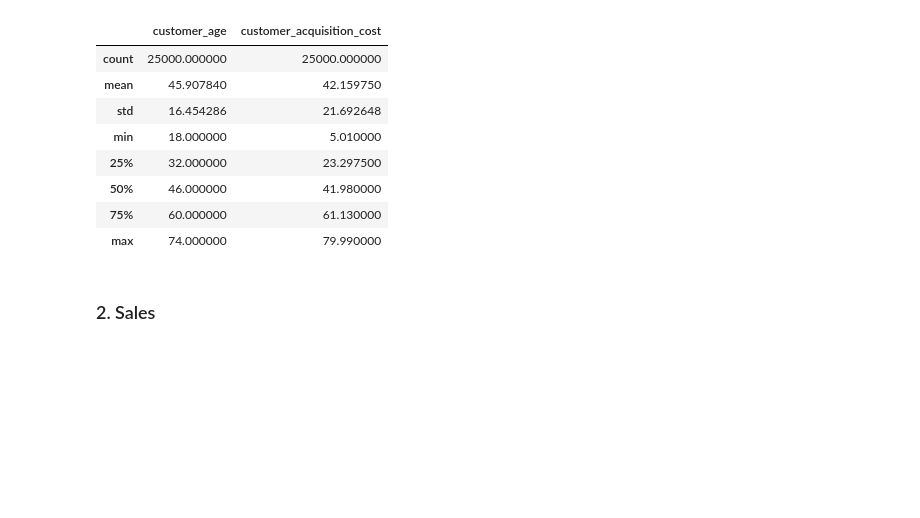
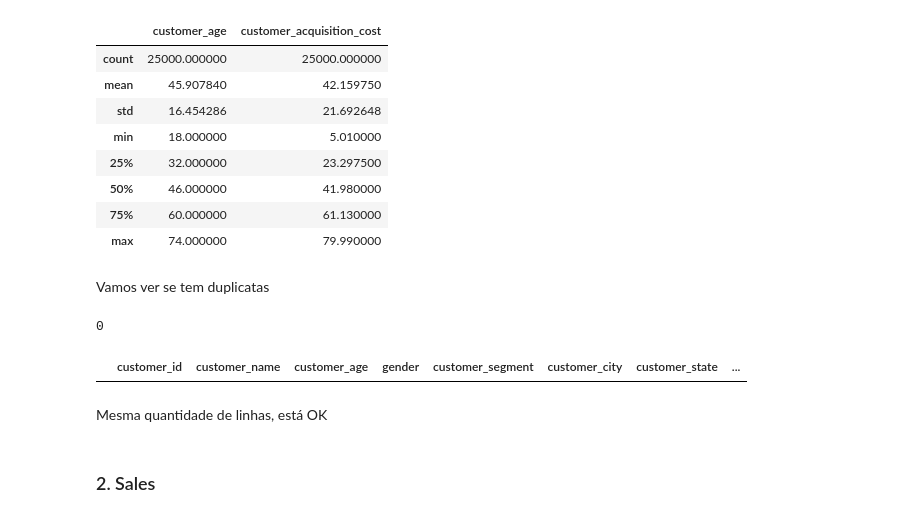
Before and after one commit to VictorOliBar/Python, a Jupyter notebook: E-Commerce_Sales_Analytics.ipynb, the cells around one changed output. Saved outputs shown, nothing was run; the diff lists cells and outputs as text; code cells hidden in the pictures; blank space fills up the shorter version.

```diff
--- a/E-Commerce_Sales_Analytics.ipynb
+++ b/E-Commerce_Sales_Analytics.ipynb
@@ -155,6 +155,22 @@ df_customer.describe()
 | 50% | 46.000000 | 41.980000 |
 | 75% | 60.000000 | 61.130000 |
 | max | 74.000000 | 79.990000 |
+# %% [markdown]
+Vamos ver se tem duplicatas
+# %%
+len(df_customer['customer_id'].unique())
+
+#outra forma
+# Retorna 0 se não houver nenhuma duplicada
+print(df_customer['customer_id'].duplicated().sum())
+
+# Se tiver duplicata, mostra qual é:
+df_customer[df_customer['customer_id'].duplicated(keep=False)]
+# %% [output]
+0
+|  | customer_id | customer_name | customer_age | gender | customer_segment | customer_city | customer_state | ... |
+# %% [markdown]
+Mesma quantidade de linhas, está OK
 # %% [markdown]
 ### 2. Sales
 # %%
```
Also changed, not shown: parts of 4 cells of this notebook.
